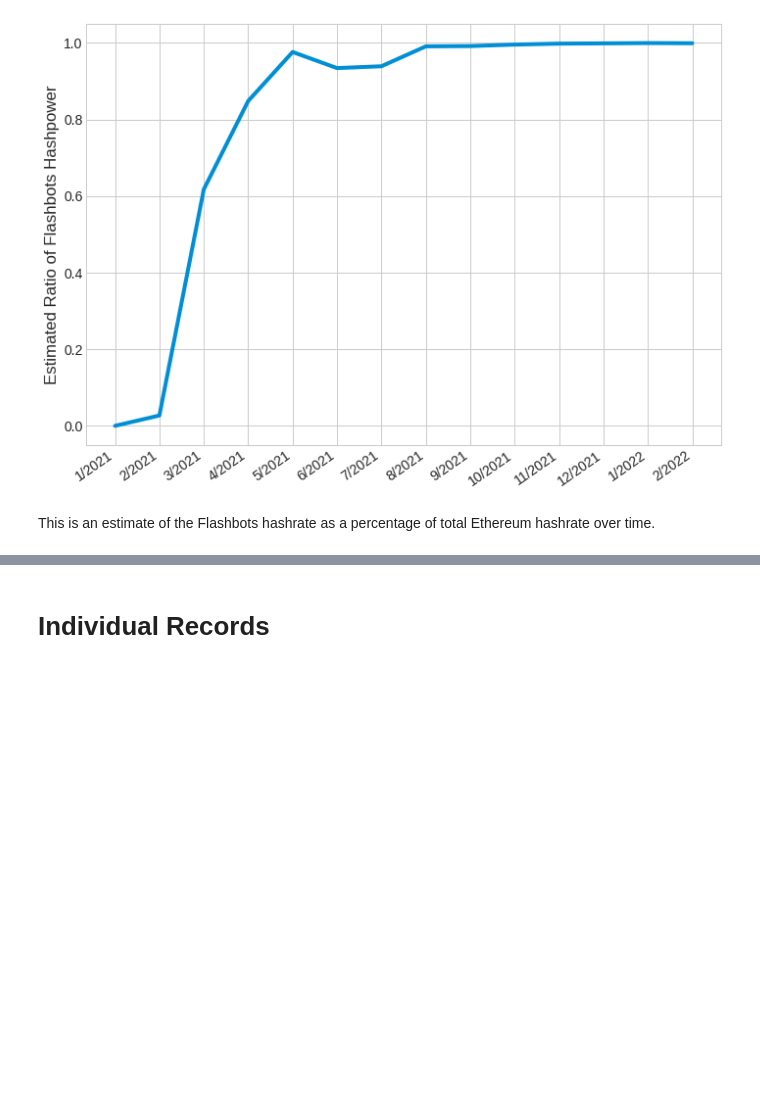
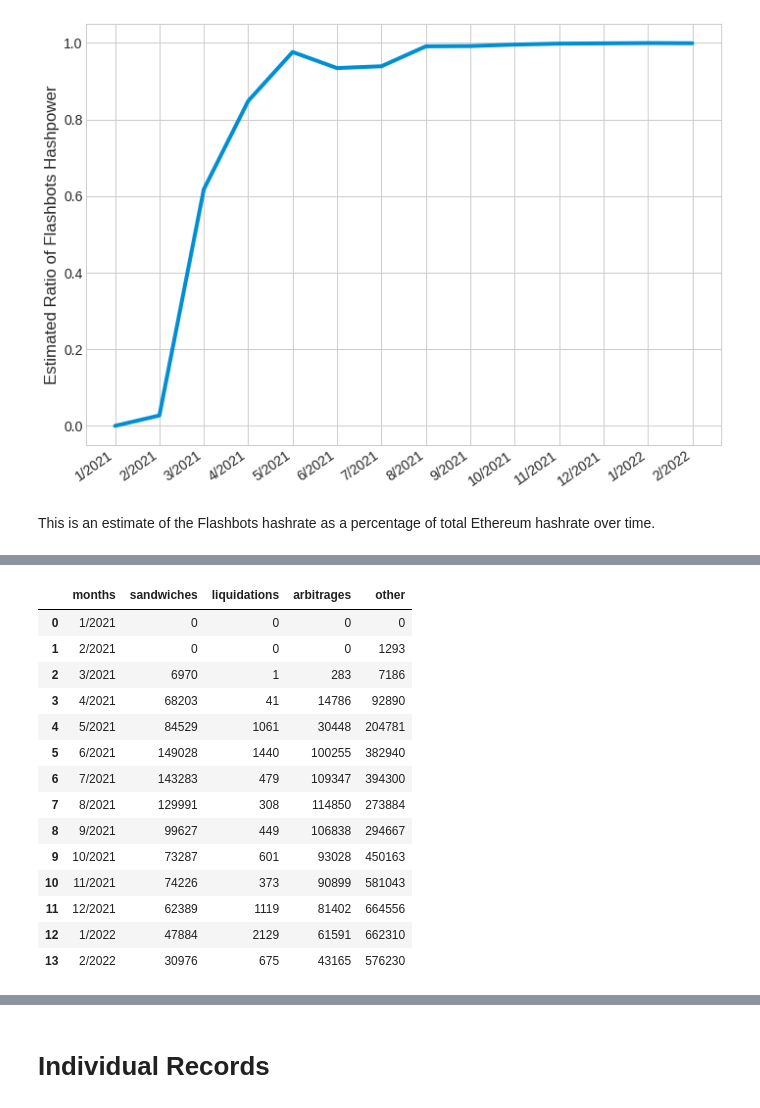
Before and after one commit to a-flashbot-in-the-pan/a-flashbot-in-the-pan, a Jupyter notebook: FlashbotsAnalysis.ipynb, the cells around one changed output, grey strips where cells are left out. Cells and saved outputs as stored; diff of their text form; code cells hidden in the pictures; blank space fills up the shorter version.

```diff
--- a/FlashbotsAnalysis.ipynb
+++ b/FlashbotsAnalysis.ipynb
@@ -1100,0 +1221,18 @@ This is an estimate of the Flashbots hashrate as a percentage of total Ethereum
+# %%
+# number of MEVs by month
+mev_counts_by_type = []
+for start, end in monthly_block_ranges:
+    print(start, end)
+    fb_txs = get_all_fb_txs(start, end)
+    if len(fb_txs) == 0:
+        x = [0, 0, 0]
+    else:
+        sandwich_txs = get_all_sandwich_txs(start, end)
+        liquidation_txs = get_all_liquidation_txs(start, end)
+        arbitrage_txs = get_all_arbitrage_txs(start, end)
+
+        x = [count_mevs(fb_txs, sandwich_txs, 'sandwich')] + [count_mevs(fb_txs, liquidation_txs, 'liquidation')] + [count_mevs(fb_txs, arbitrage_txs, 'arbitrage')]
+
+    # account for other mev that are not sandwiches, arbitrages, and liquidations
+    x.append(len(fb_txs) - sum(x))
+    mev_counts_by_type.append(x)
@@ -1100,0 +1287,21 @@ This is an estimate of the Flashbots hashrate as a percentage of total Ethereum
+# %%
+mev_counts = pd.DataFrame(mev_counts_by_type, columns=['sandwiches', 'liquidations', 'arbitrages', 'other'])
+#mev_counts.columns = months
+mev_counts.insert(loc=0, column='months', value=months)
+mev_counts
+# %% [output]
+|  | months | sandwiches | liquidations | arbitrages | other |
+| 0 | 1/2021 | 0 | 0 | 0 | 0 |
+| 1 | 2/2021 | 0 | 0 | 0 | 1293 |
+| 2 | 3/2021 | 6970 | 1 | 283 | 7186 |
+| 3 | 4/2021 | 68203 | 41 | 14786 | 92890 |
+| 4 | 5/2021 | 84529 | 1061 | 30448 | 204781 |
+| 5 | 6/2021 | 149028 | 1440 | 100255 | 382940 |
+| 6 | 7/2021 | 143283 | 479 | 109347 | 394300 |
+| 7 | 8/2021 | 129991 | 308 | 114850 | 273884 |
+| 8 | 9/2021 | 99627 | 449 | 106838 | 294667 |
+| 9 | 10/2021 | 73287 | 601 | 93028 | 450163 |
+| 10 | 11/2021 | 74226 | 373 | 90899 | 581043 |
+| 11 | 12/2021 | 62389 | 1119 | 81402 | 664556 |
+| 12 | 1/2022 | 47884 | 2129 | 61591 | 662310 |
+| 13 | 2/2022 | 30976 | 675 | 43165 | 576230 |
```
Also changed, not shown: parts of 21 cells of this notebook, 22 other files.
